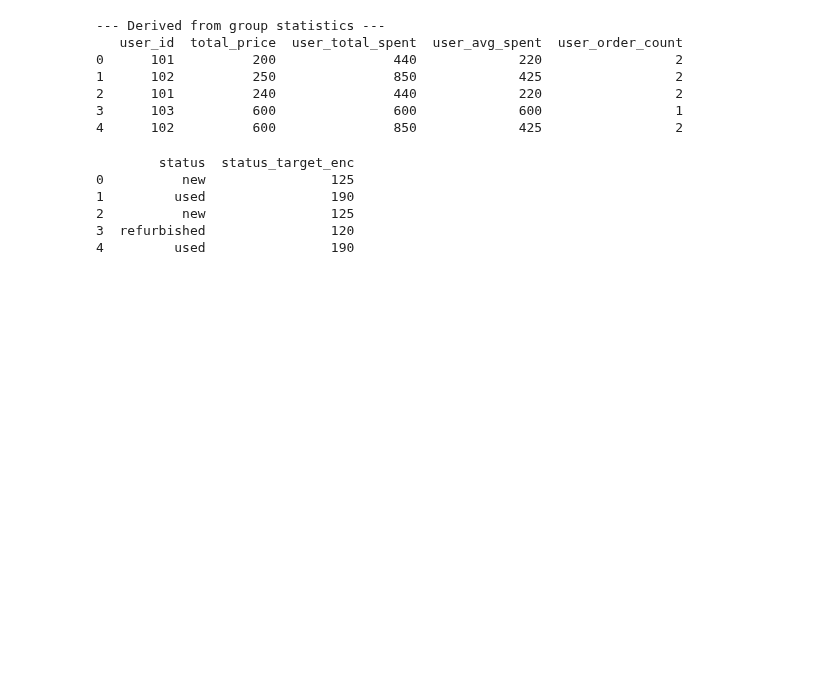
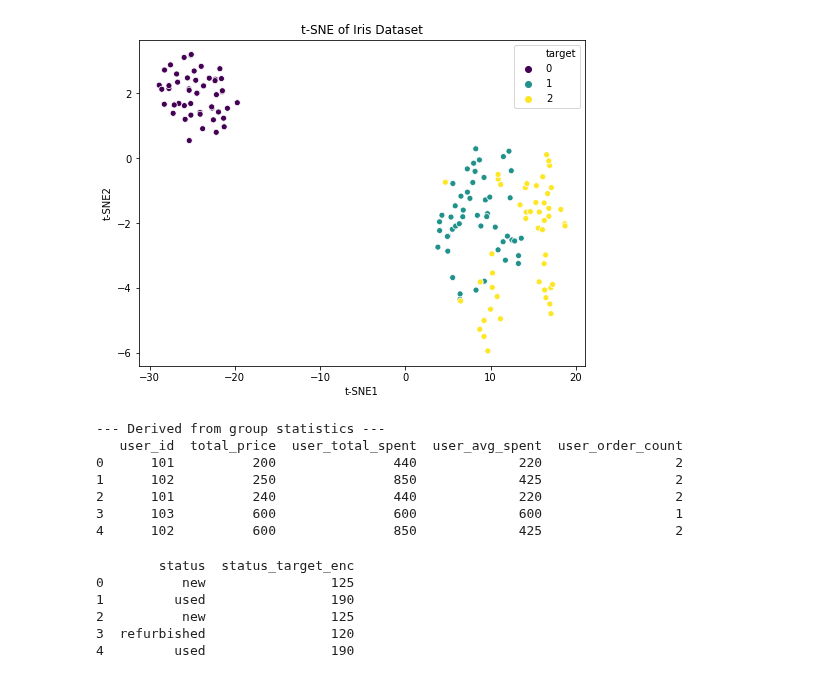
Before and after one commit to kangspa/ADP-study, a Jupyter notebook: PracticeTest/practice.ipynb, the cells around one changed output. Saved outputs shown, nothing was run; the diff lists cells and outputs as text; code cells hidden in the pictures; blank space fills up the shorter version.

```diff
--- a/PracticeTest/practice.ipynb
+++ b/PracticeTest/practice.ipynb
@@ -42,3 +44,24 @@ print(df[['order_date', 'order_year', 'order_month', 'order_dayofweek', 'order_h
+# %%
+from sklearn.manifold import TSNE
+
+# 1. t-SNE 객체 생성 (2차원으로 축소)
+# perplexity: 각 점이 고려하는 이웃의 수. 보통 5~50 사이 값 사용.
+tsne = TSNE(n_components=2, perplexity=30, random_state=42)
+
+# 2. 데이터에 fit_transform 적용
+tsne_features = tsne.fit_transform(scaled_features)
+
+# 3. 결과를 데이터프레임으로 변환
+df_tsne = pd.DataFrame(data=tsne_features, columns=['t-SNE1', 't-SNE2'])
+df_tsne['target'] = df['target']
+
+# 시각화
+plt.figure(figsize=(8, 6))
+sns.scatterplot(x='t-SNE1', y='t-SNE2', hue='target', data=df_tsne, palette='viridis')
+plt.title('t-SNE of Iris Dataset')
+plt.show()
+# %% [output]
+[figure, added]
 # %%
 # 사용자별 총 구매 금액 및 평균 구매 금액 파생 변수 생성
 df['user_total_spent'] = df.groupby('user_id')['total_price'].transform('sum')
```
Also changed, not shown: parts of 5 cells of this notebook, 4 other files.
